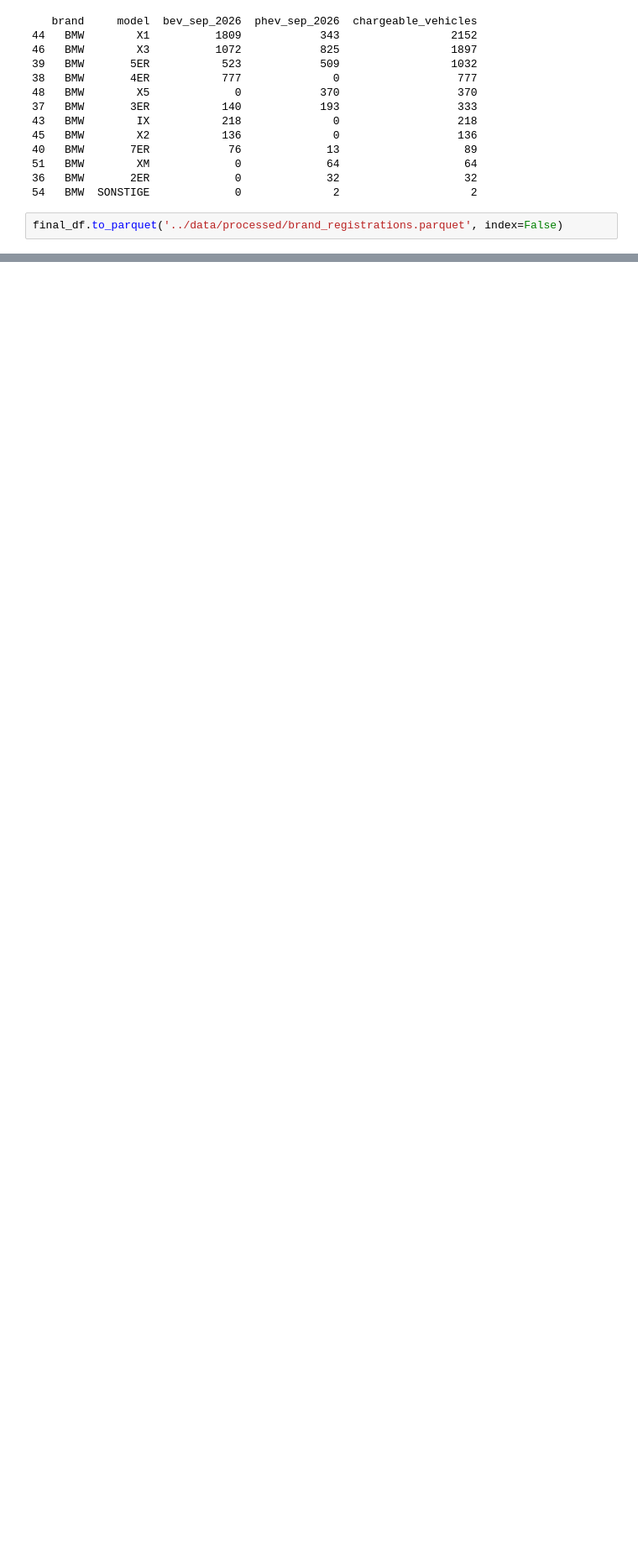
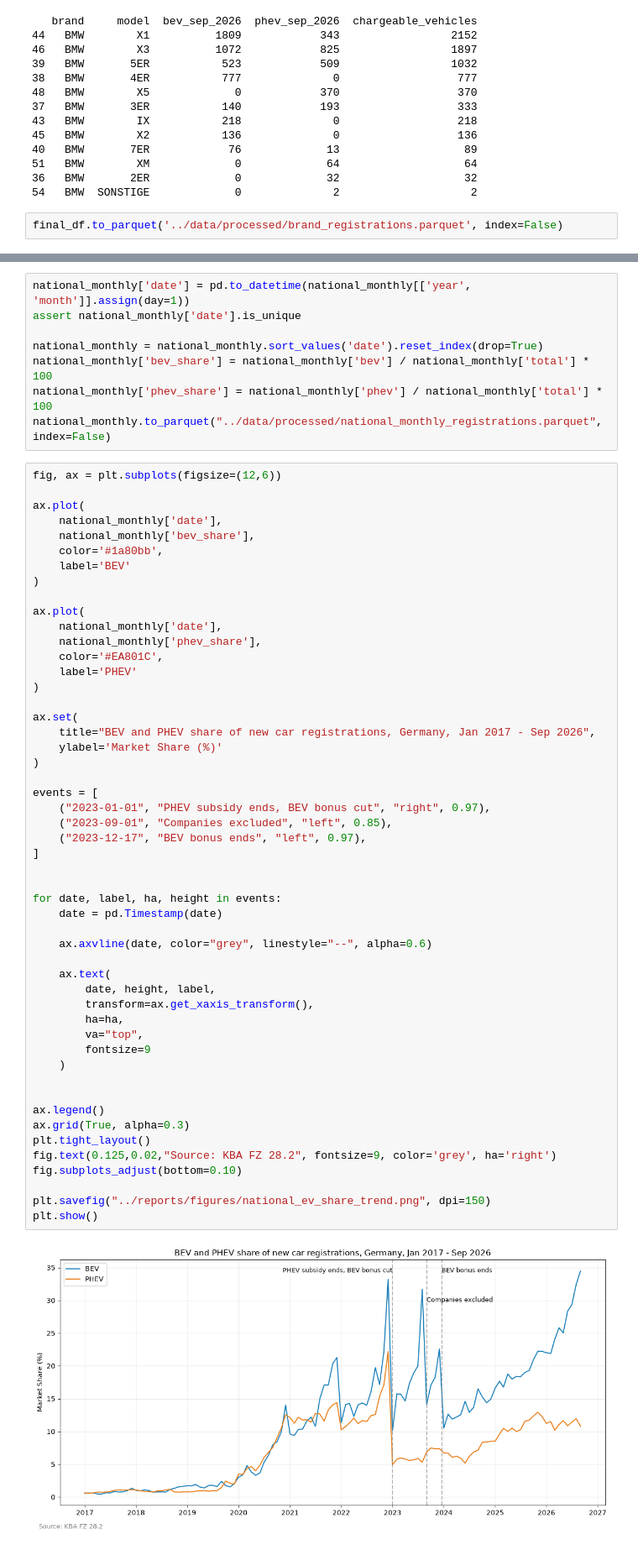
Before and after one commit to cankale/bmw-electric-vehicle-market-analysis, a Jupyter notebook: src/02_brand_analysis.ipynb, the cells around one changed output, grey strips where cells are left out. Shown at 84% size. Cells and saved outputs as stored; diff of their text form; blank space fills up the shorter version.

Commit message:
feat: add national BEV/PHEV share trend 2017–2026 with subsidy events

```diff
--- a/src/02_brand_analysis.ipynb
+++ b/src/02_brand_analysis.ipynb
@@ -267,0 +306,61 @@ final_df.to_parquet('../data/processed/brand_registrations.parquet', index=False
+# %%
+national_monthly['date'] = pd.to_datetime(national_monthly[['year', 'month']].assign(day=1))
+assert national_monthly['date'].is_unique
+
+national_monthly = national_monthly.sort_values('date').reset_index(drop=True)
+national_monthly['bev_share'] = national_monthly['bev'] / national_monthly['total'] * 100
+national_monthly['phev_share'] = national_monthly['phev'] / national_monthly['total'] * 100
+national_monthly.to_parquet("../data/processed/national_monthly_registrations.parquet", index=False)
+# %%
+fig, ax = plt.subplots(figsize=(12,6))
+
+ax.plot(
+    national_monthly['date'],
+    national_monthly['bev_share'],
+    color='#1a80bb',
+    label='BEV'
+)
+
+ax.plot(
+    national_monthly['date'],
+    national_monthly['phev_share'],
+    color='#EA801C',
+    label='PHEV'
+)
+
+ax.set(
+    title="BEV and PHEV share of new car registrations, Germany, Jan 2017 - Sep 2026",
+    ylabel='Market Share (%)'
+)
+
+events = [
+    ("2023-01-01", "PHEV subsidy ends, BEV bonus cut", "right", 0.97),
+    ("2023-09-01", "Companies excluded", "left", 0.85),
+    ("2023-12-17", "BEV bonus ends", "left", 0.97),
+]
+
+
+for date, label, ha, height in events:
+    date = pd.Timestamp(date)
+
+    ax.axvline(date, color="grey", linestyle="--", alpha=0.6)
+
+    ax.text(
+        date, height, label,
+        transform=ax.get_xaxis_transform(),
+        ha=ha,
+        va="top",
+        fontsize=9
+    )
+
+
+ax.legend()
+ax.grid(True, alpha=0.3)
+plt.tight_layout()
+fig.text(0.125,0.02,"Source: KBA FZ 28.2", fontsize=9, color='grey', ha='right')
+fig.subplots_adjust(bottom=0.10)
+
+plt.savefig("../reports/figures/national_ev_share_trend.png", dpi=150)
+plt.show()
+# %% [output]
+[figure, added]
```
Also changed, not shown: parts of 2 cells of this notebook, 1 other file.
